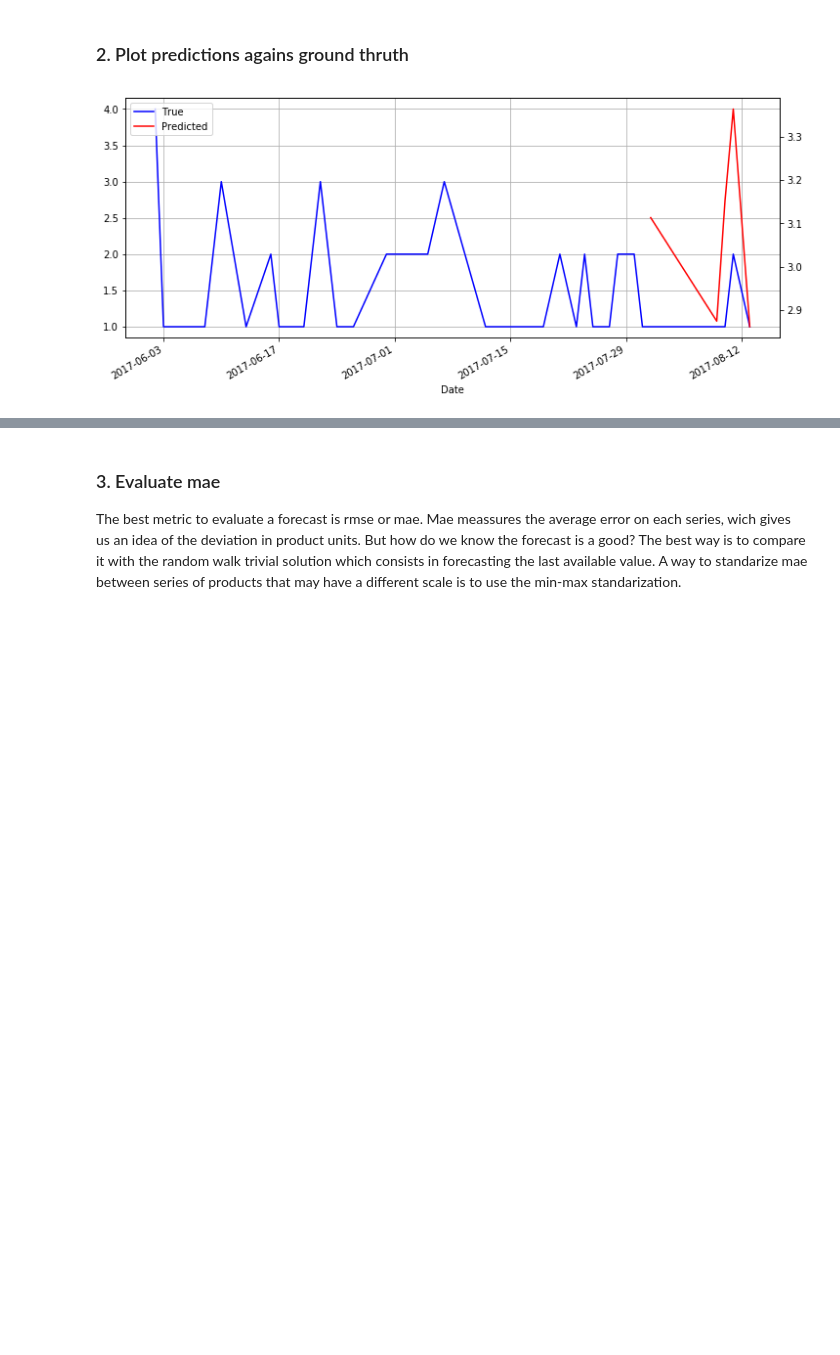
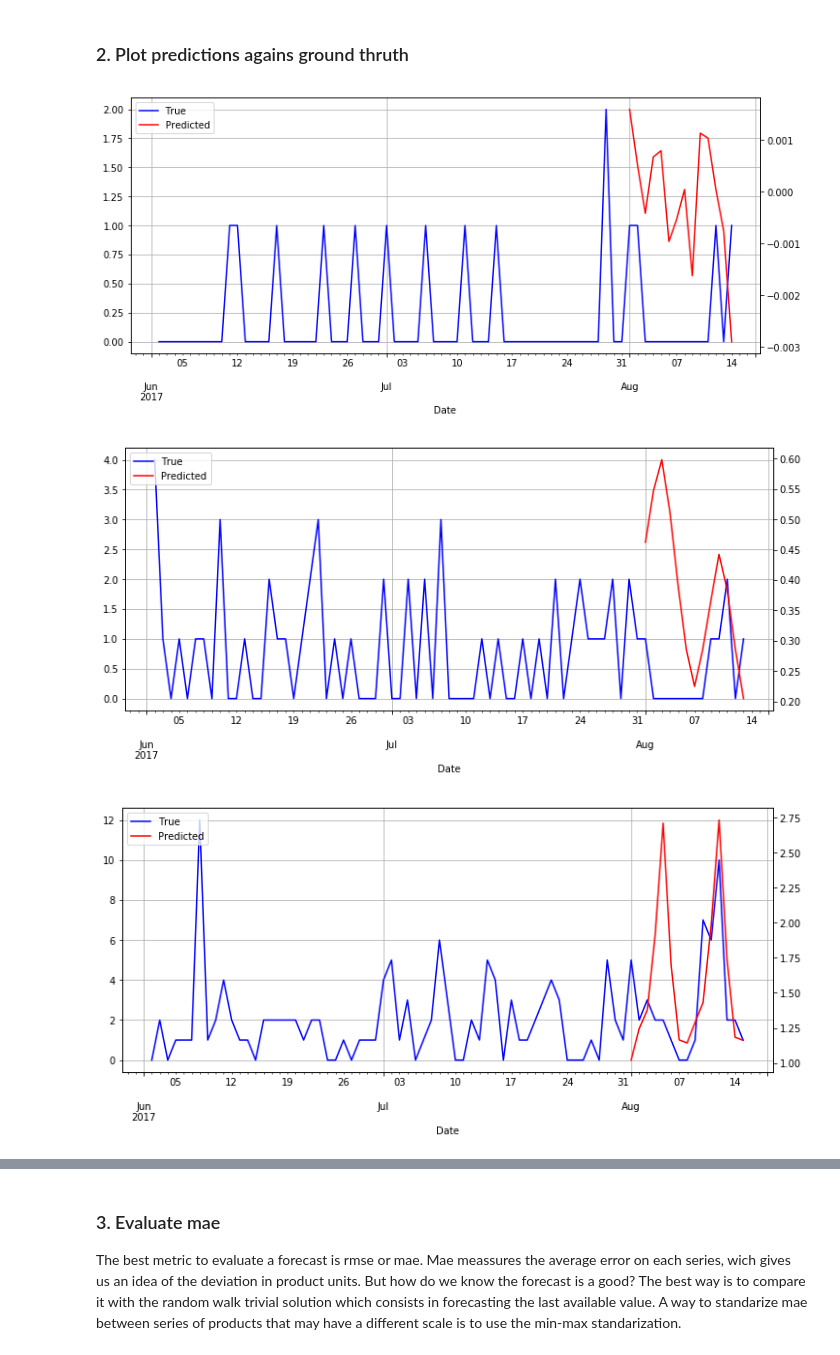
Before and after one commit to githubmg/favorita-forecast, a Jupyter notebook: 4.InferWithDeployedPredictor.ipynb, the cells around one changed output, grey strips where cells are left out. Drawn from its saved outputs; the diff is of its cells as text; code cells hidden in the pictures; blank space fills up the shorter version.

```diff
--- a/4.InferWithDeployedPredictor.ipynb
+++ b/4.InferWithDeployedPredictor.ipynb
@@ -18,8 +18,8 @@ session = boto3.Session(region_name='us-east-1') #us-east-1 is also supported
 forecast = session.client(service_name='forecast')
 forecastquery = session.client(service_name='forecastquery')
 # %%
-project = 'favorita_forecast2' # Replace this with a unique name here, make sure the entire name is < 30 characters.
-predictorName= project+'_mqrnn2'
+project = 'favorita_forecast3' # Replace this with a unique name here, make sure the entire name is < 30 characters.
+predictorName= project+'_mqrnn3'
 # %%
 forecast.list_deployed_predictors()
 # %% [output]
@@ -79,7 +81,7 @@ print(len(results))
 # %%
 def plot_preds_against_truth(i):
 
-    df_res = pd.DataFrame(results[i]['forecast']['Predictions']['p90'])
+    df_res = pd.DataFrame(results[i]['forecast']['Predictions']['p50'])
     id_item = results[i]['item_id']
     df_res['Date'] = pd.to_datetime(df_res['Date'])
     df_truth = df[df.iloc[:,0]==id_item].copy()
@@ -102,7 +104,10 @@ def plot_preds_against_truth(i):
 
     plt.legend(h1+h2, l1+l2, loc=2)
     plt.show()
-# %%
-plot_preds_against_truth(1)
-# %% [output]
-[figure, removed]
+# %%
+for i in range(10):
+    plot_preds_against_truth(i)
+# %% [output]
+[figure, added]
+[figure, added]
+[figure, added]
```
Also changed, not shown: parts of 8 cells of this notebook, 2 other files.
